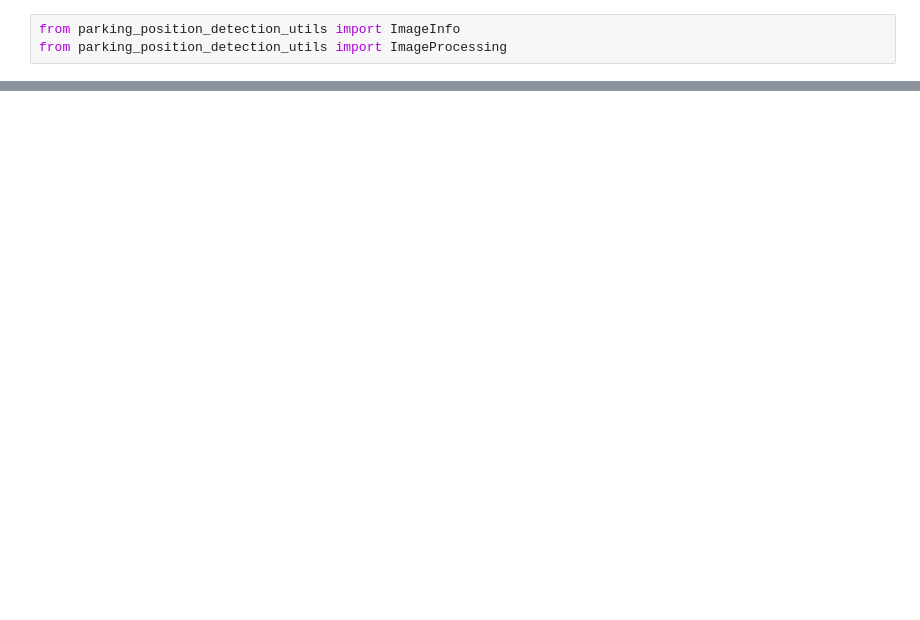
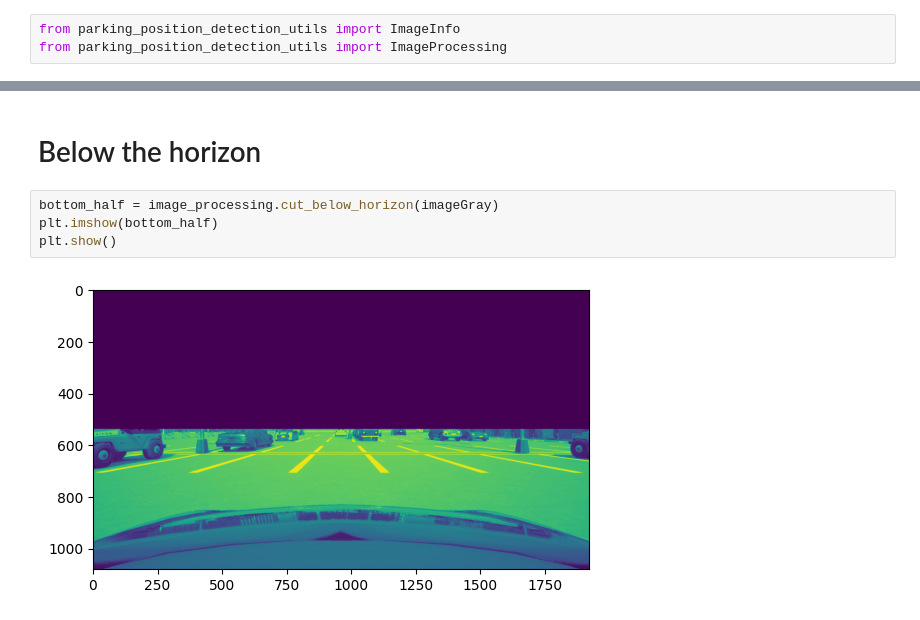
Before and after one commit to rubenmartinezgonzalez94/UADY-carla-tests, a Jupyter notebook: simulations/Lane_detection/Lane_detection.ipynb, the cells around one changed output, grey strips where cells are left out. Saved outputs shown, nothing was run; the diff lists cells and outputs as text; blank space fills up the shorter version.

```diff
--- a/simulations/Lane_detection/Lane_detection.ipynb
+++ b/simulations/Lane_detection/Lane_detection.ipynb
@@ -6,0 +39,8 @@ from parking_position_detection_utils import ImageProcessing
+# %% [markdown]
+# Below the horizon
+# %%
+bottom_half = image_processing.cut_below_horizon(imageGray)
+plt.imshow(bottom_half)
+plt.show()
+# %% [output]
+[figure, added]
```
Also changed, not shown: parts of 26 cells of this notebook, 1 other file.
